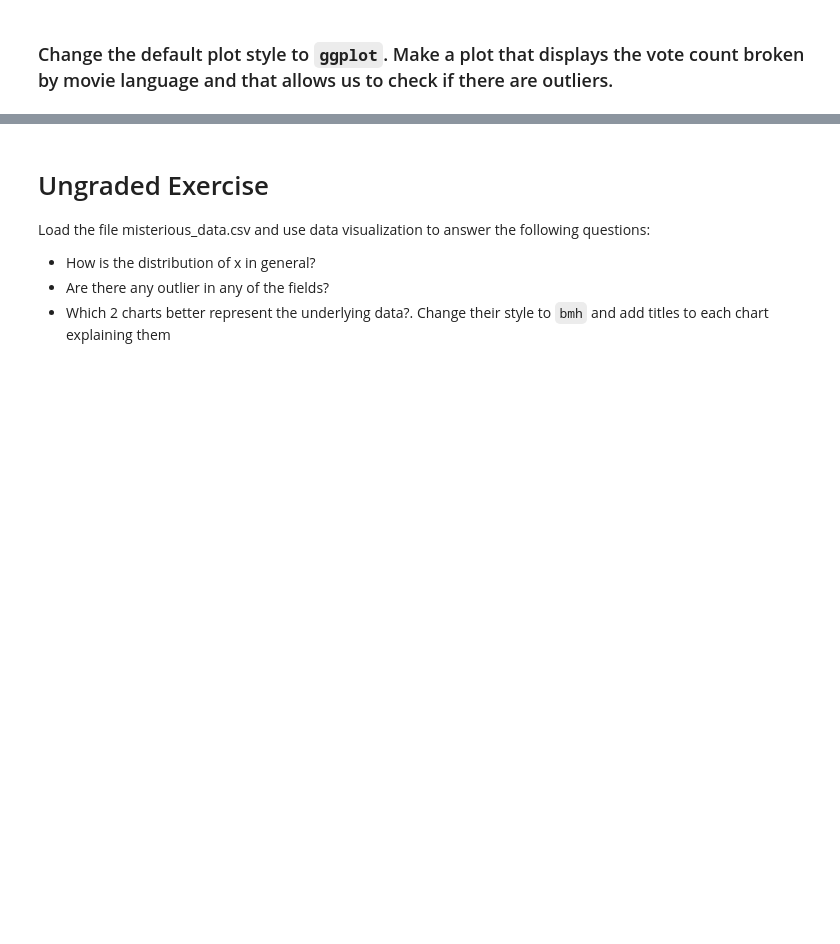
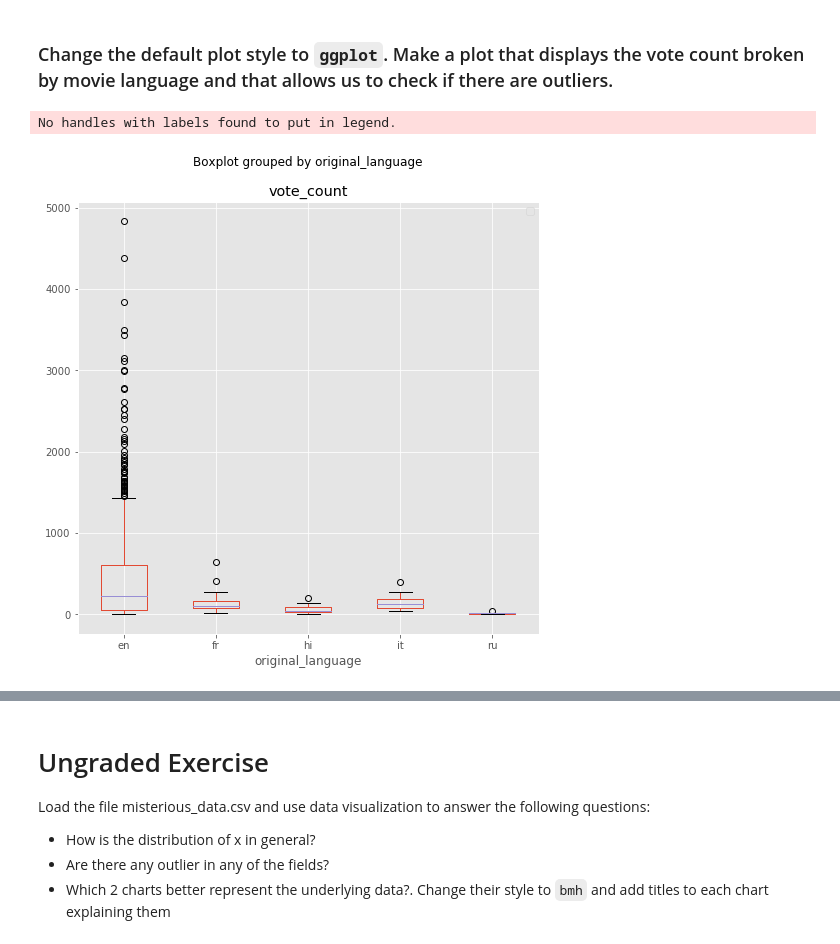
Before and after one commit to valentyna-koshelnyk/Data-Science-Academy, a Jupyter notebook: S01 - Bootcamp and Binary Classification/SLU03 - Visualization with Pandas and Matplotlib/Exercise notebook.ipynb, the cells around one changed output, grey strips where cells are left out. Cells and saved outputs as stored; diff of their text form; code cells hidden in the pictures; blank space fills up the shorter version.

```diff
--- a/S01 - Bootcamp and Binary Classification/SLU03 - Visualization with Pandas and Matplotlib/Exercise notebook.ipynb
+++ b/S01 - Bootcamp and Binary Classification/SLU03 - Visualization with Pandas and Matplotlib/Exercise notebook.ipynb
@@ -211,8 +255,15 @@ print("Success!")
 ### Change the default plot style to `ggplot`. Make a plot that displays the vote count broken by movie language and that allows us to check if there are outliers.
 # %%
 # YOUR CODE HERE
-raise NotImplementedError()
+plt.style.use('ggplot')
+movies.boxplot(column = 'vote_count', by = 'original_language' )
+
+
+plt.legend()
 axis = plt.gca();
+# %% [output]
+No handles with labels found to put in legend.
+[figure, added]
 # %%
 pc = PlotChecker(axis)
 pc._lines = pc.axis.get_lines()
```
Also changed, not shown: parts of 12 cells of this notebook, 1 other file.
